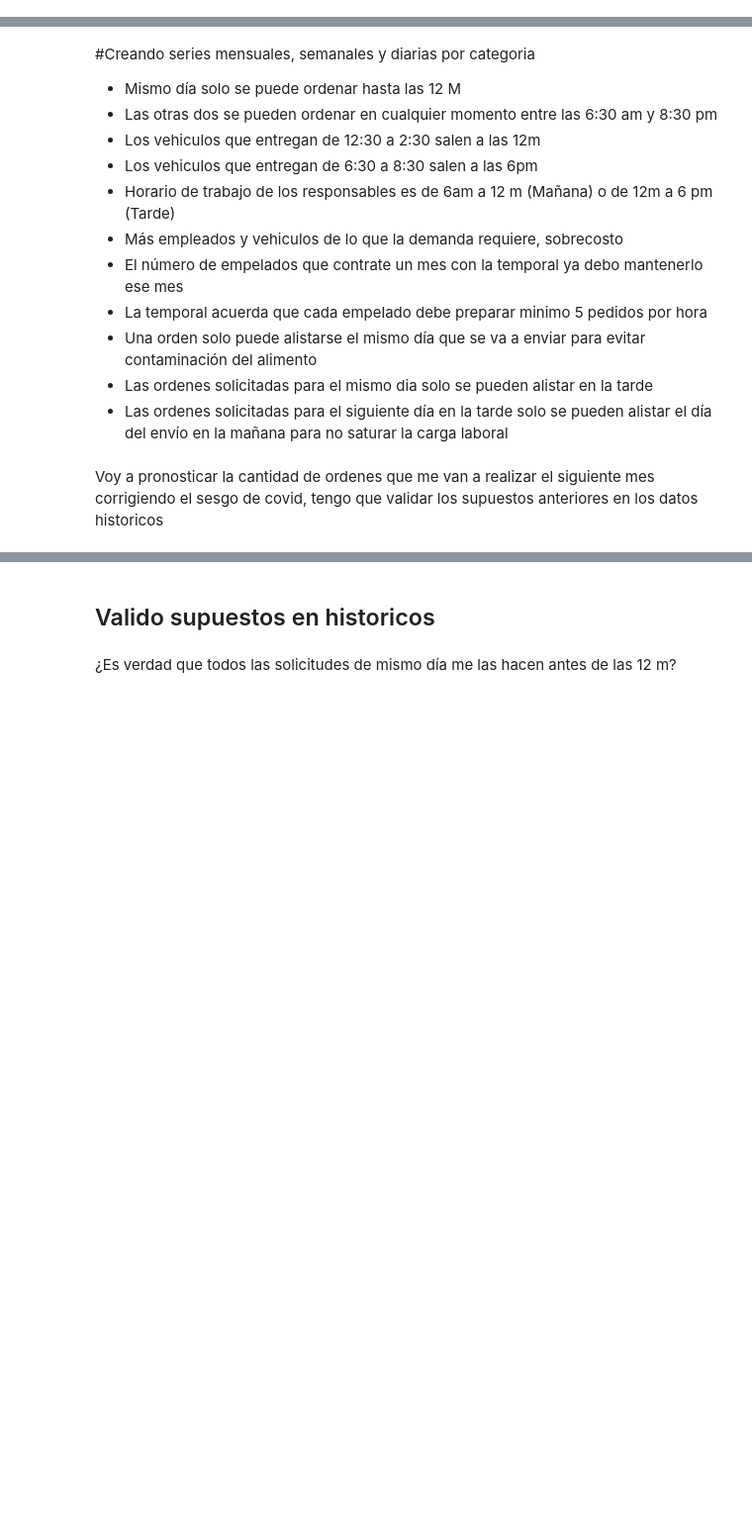
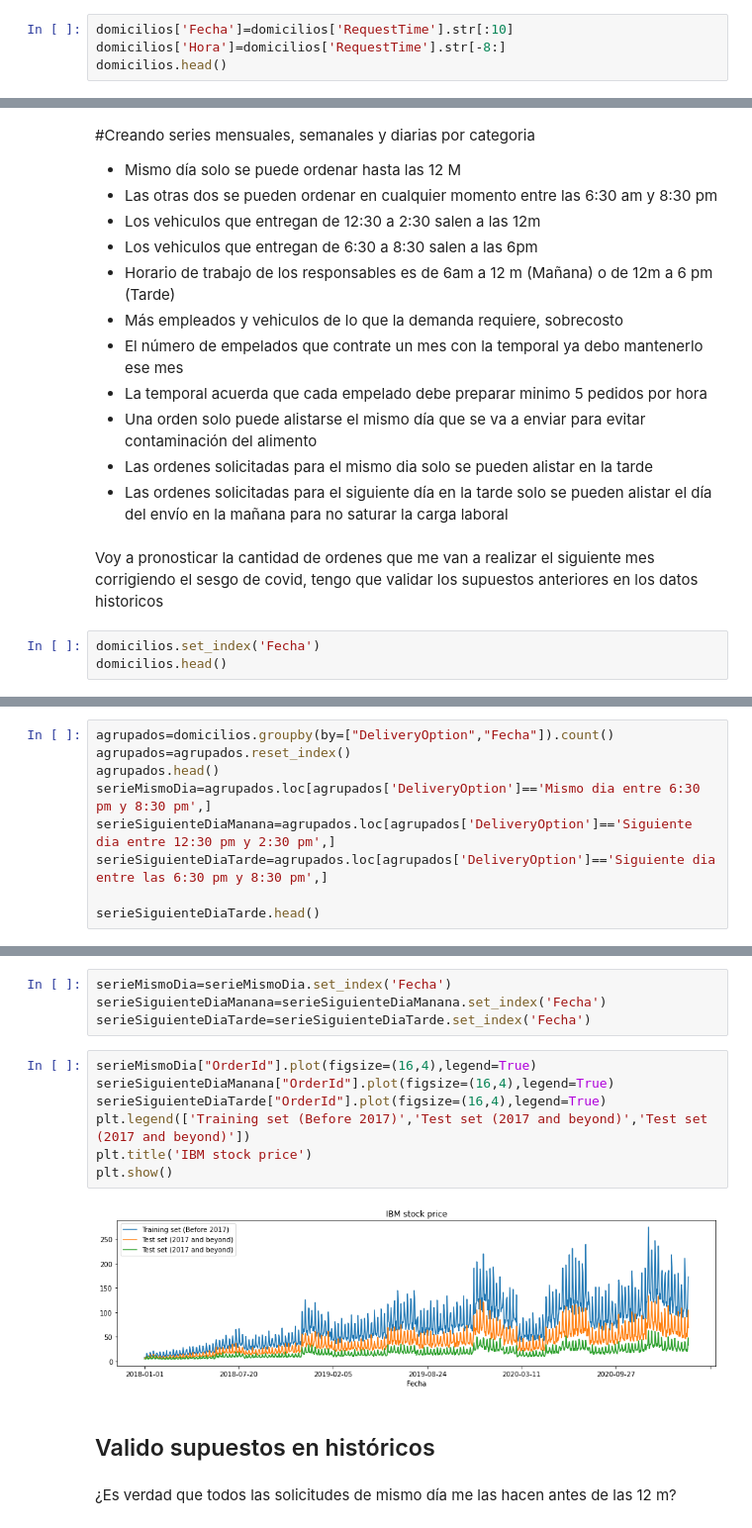
Before and after one commit to elchristog/pruebaDSc, a Jupyter notebook: pruebaDataScientist.ipynb, the cells around one changed output, grey strips where cells are left out. Shown at 99% size. Saved outputs shown, nothing was run; the diff lists cells and outputs as text; blank space fills up the shorter version.

Commit message:
graficando series

```diff
--- a/pruebaDataScientist.ipynb
+++ b/pruebaDataScientist.ipynb
@@ -46,3 +47,7 @@ domicilios.head()
 | 2 | PED_3 | 2018-01-01 08:39:08 | Mismo dia entre 6:30 pm y 8:30 pm |
 | 3 | PED_4 | 2018-01-01 09:25:07 | Siguiente dia entre 12:30 pm y 2:... |
 | 4 | PED_5 | 2018-01-01 09:36:25 | Siguiente dia entre 12:30 pm y 2:... |
+# %%
+domicilios['Fecha']=domicilios['RequestTime'].str[:10]
+domicilios['Hora']=domicilios['RequestTime'].str[-8:]
+domicilios.head()
@@ -70,3 +82,6 @@ Name: OrderId, dtype: int64
 * Las ordenes solicitadas para el siguiente día en la tarde solo se pueden alistar el día del envío en la mañana para no saturar la carga laboral
 # %% [markdown]
 Voy a pronosticar la cantidad de ordenes que me van a realizar el siguiente mes corrigiendo el sesgo de covid, tengo que validar los supuestos anteriores en los datos historicos
+# %%
+domicilios.set_index('Fecha')
+domicilios.head()
@@ -72,0 +95,9 @@ Voy a pronosticar la cantidad de ordenes que me van a realizar el siguiente mes
+# %%
+agrupados=domicilios.groupby(by=["DeliveryOption","Fecha"]).count()
+agrupados=agrupados.reset_index()
+agrupados.head()
+serieMismoDia=agrupados.loc[agrupados['DeliveryOption']=='Mismo dia entre 6:30 pm y 8:30 pm',]
+serieSiguienteDiaManana=agrupados.loc[agrupados['DeliveryOption']=='Siguiente dia entre 12:30 pm y 2:30 pm',]
+serieSiguienteDiaTarde=agrupados.loc[agrupados['DeliveryOption']=='Siguiente dia entre las 6:30 pm y 8:30 pm',]
+
+serieSiguienteDiaTarde.head()
@@ -73,4 +111,17 @@ Voy a pronosticar la cantidad de ordenes que me van a realizar el siguiente mes
+# %%
+serieMismoDia=serieMismoDia.set_index('Fecha')
+serieSiguienteDiaManana=serieSiguienteDiaManana.set_index('Fecha')
+serieSiguienteDiaTarde=serieSiguienteDiaTarde.set_index('Fecha')
+# %%
+serieMismoDia["OrderId"].plot(figsize=(16,4),legend=True)
+serieSiguienteDiaManana["OrderId"].plot(figsize=(16,4),legend=True)
+serieSiguienteDiaTarde["OrderId"].plot(figsize=(16,4),legend=True)
+plt.legend(['Training set (Before 2017)','Test set (2017 and beyond)','Test set (2017 and beyond)'])
+plt.title('IBM stock price')
+plt.show()
+# %% [output]
+[figure, added]
 # %% [markdown]
-## Valido supuestos en historicos
+## Valido supuestos en históricos
 # %% [markdown]
 ¿Es verdad que todos las solicitudes de mismo día me las hacen antes de las 12 m?
```
Also changed, not shown: parts of 5 cells of this notebook.
